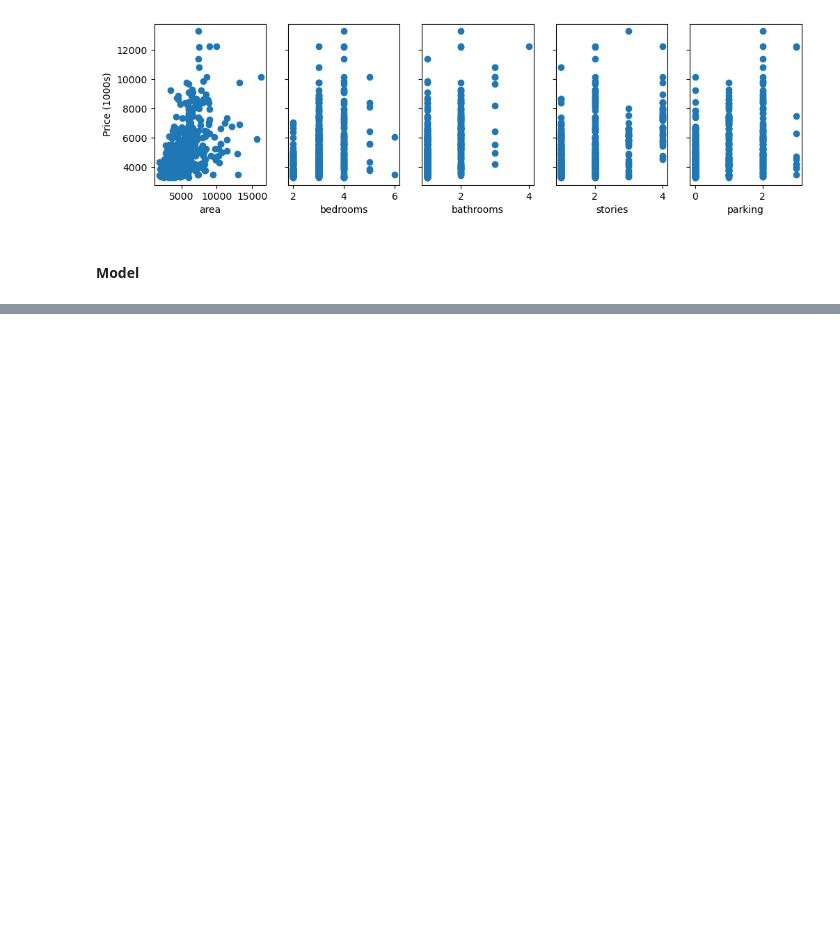
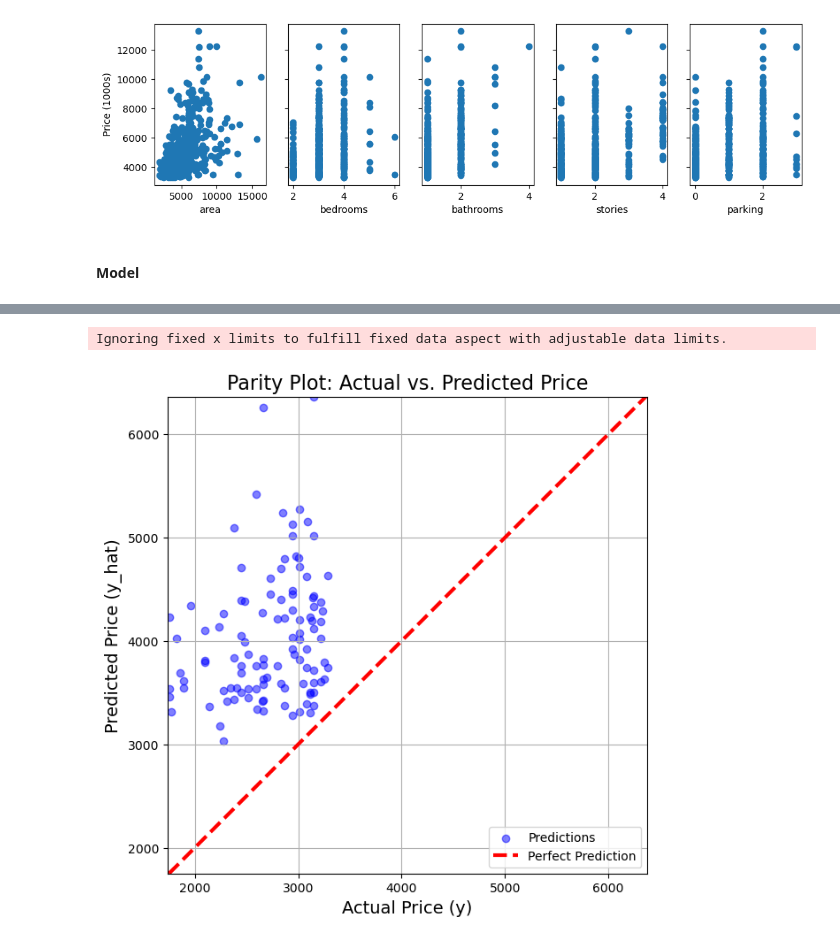
Before and after one commit to OriElbaz/housing-price-predictor, a Jupyter notebook: notebooks/01_implementation.ipynb, the cells around one changed output, grey strips where cells are left out. Saved outputs shown, nothing was run; the diff lists cells and outputs as text; code cells hidden in the pictures; blank space fills up the shorter version.

```diff
--- a/notebooks/01_implementation.ipynb
+++ b/notebooks/01_implementation.ipynb
@@ -162,0 +189,5 @@ def gradient_descent(X, y, w_in, b_in, num_iters, alpha, cost_function, gradient
+# %%
+X_norm, mu, sigma = normalise_features(X_train)
+w_final, b_final, J_history = gradient_descent(X_norm, y_train, w_init, b_init, num_iters=1000, alpha=0.01, cost_function=compute_cost, gradient_function=compute_gradient)
+
+# here we see we can actually compute the cost function and get gradient descent working
@@ -162,0 +293,13 @@ def gradient_descent(X, y, w_in, b_in, num_iters, alpha, cost_function, gradient
+# %%
+# final results
+alpha_final = 0.3
+iterations_final = 150
+w_init = np.zeros(len(w_init))
+b_init = 0.0
+w_final, b_final, J_history = gradient_descent(X_norm, y_train, w_init, b_init,
+                                               num_iters=iterations_final, alpha=alpha_final,
+                                               cost_function=compute_cost,
+                                               gradient_function=compute_gradient,
+                                               print_iterations=False)
+X_test = x_values[436:]
+y_test = y_values[436:]
@@ -162,0 +376,35 @@ def gradient_descent(X, y, w_in, b_in, num_iters, alpha, cost_function, gradient
+# %%
+import matplotlib.pyplot as plt
+
+def plot_parity(y_true, y_pred):
+    plt.figure(figsize=(7, 7))
+
+    # 1. Create the Scatter Plot
+    # Alpha makes the dots transparent so you can see if they pile up
+    plt.scatter(y_true, y_pred, c='blue', alpha=0.5, label='Predictions')
+
+    # 2. Create the "Perfect Prediction" Line (45 degrees)
+    # This line represents where Predicted Price == Actual Price
+    min_val = min(min(y_true), min(y_pred))
+    max_val = max(max(y_true), max(y_pred))
+    plt.plot([min_val, max_val], [min_val, max_val], 'r--', linewidth=3, label='Perfect Prediction')
+
+    # 3. Labeling
+    plt.title('Parity Plot: Actual vs. Predicted Price', fontsize=16)
+    plt.xlabel('Actual Price (y)', fontsize=14)
+    plt.ylabel('Predicted Price (y_hat)', fontsize=14)
+    plt.legend()
+    plt.grid(True)
+
+    # Optional: Set axis to be square so the 45-degree line looks correct
+    plt.axis('equal')
+    plt.xlim(min_val, max_val)
+    plt.ylim(min_val, max_val)
+
+    plt.show()
+
+# Run the function
+plot_parity(y_test, y_test_pred)
+# %% [output]
+Ignoring fixed x limits to fulfill fixed data aspect with adjustable data limits.
+[figure, added]
```
Also changed, not shown: parts of 11 cells of this notebook.
